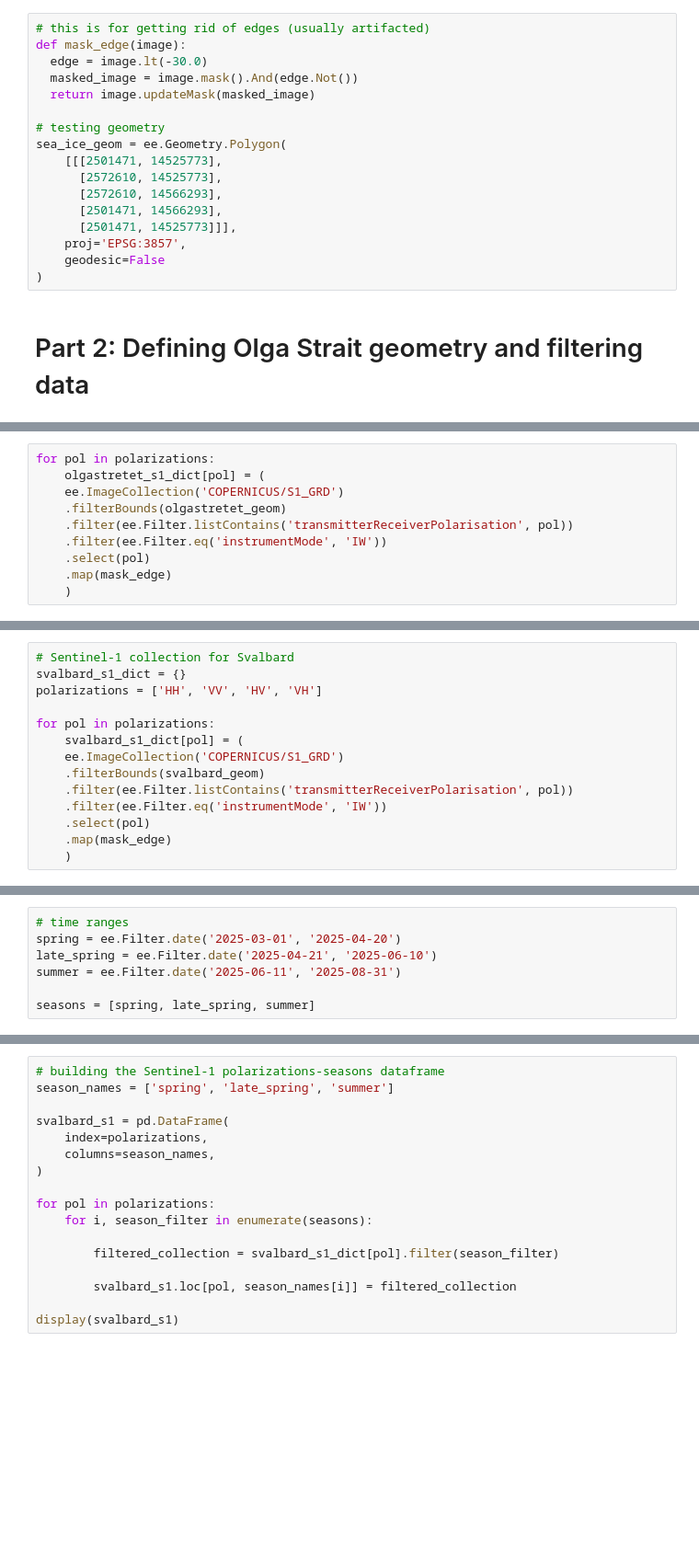
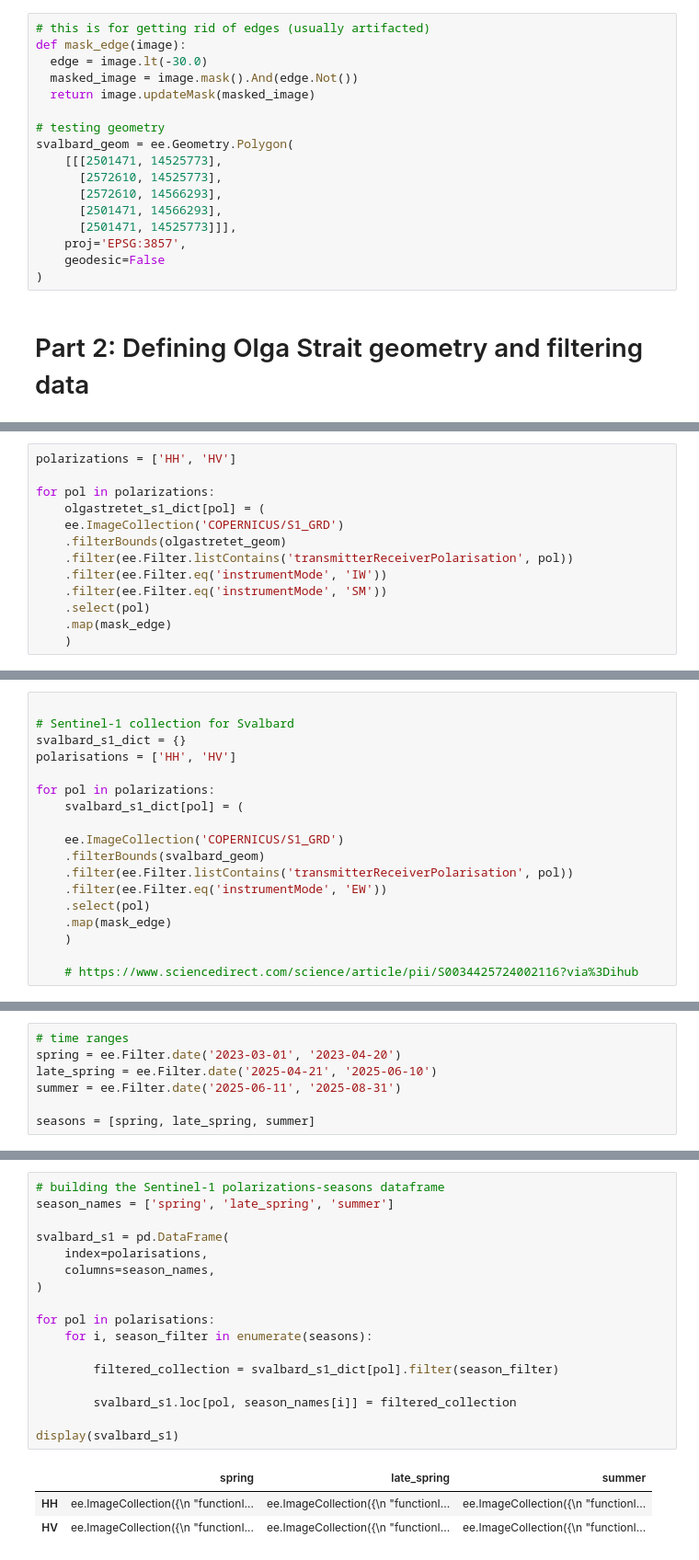
Before and after one commit to p-perrone/UiO_AdvancedRemoteSensing, a Jupyter notebook: Project1_sketch.ipynb, the cells around one changed output, grey strips where cells are left out. Shown at 92% size. Cells and saved outputs as stored; diff of their text form; blank space fills up the shorter version.

```diff
--- a/Project1_sketch.ipynb
+++ b/Project1_sketch.ipynb
@@ -23,7 +23,7 @@ def mask_edge(image):
   return image.updateMask(masked_image)
 
 # testing geometry
-sea_ice_geom = ee.Geometry.Polygon(
+svalbard_geom = ee.Geometry.Polygon(
     [[[2501471, 14525773],
       [2572610, 14525773],
       [2572610, 14566293],
@@ -42,10 +51,13 @@ olgastretet_geom = ee.Geometry.Polygon(
 # %%
+polarizations = ['HH', 'HV']
+
 for pol in polarizations:
     olgastretet_s1_dict[pol] = (
     ee.ImageCollection('COPERNICUS/S1_GRD')
     .filterBounds(olgastretet_geom)
     .filter(ee.Filter.listContains('transmitterReceiverPolarisation', pol))
     .filter(ee.Filter.eq('instrumentMode', 'IW'))
+    .filter(ee.Filter.eq('instrumentMode', 'SM'))
     .select(pol)
     .map(mask_edge)
     )
@@ -52,17 +66,21 @@ for pol in polarizations:
 # %%
+
 # Sentinel-1 collection for Svalbard
 svalbard_s1_dict = {}
-polarizations = ['HH', 'VV', 'HV', 'VH']
+polarisations = ['HH', 'HV']
 
 for pol in polarizations:
     svalbard_s1_dict[pol] = (
+
     ee.ImageCollection('COPERNICUS/S1_GRD')
     .filterBounds(svalbard_geom)
     .filter(ee.Filter.listContains('transmitterReceiverPolarisation', pol))
-    .filter(ee.Filter.eq('instrumentMode', 'IW'))
+    .filter(ee.Filter.eq('instrumentMode', 'EW'))
     .select(pol)
     .map(mask_edge)
     )
+
+    # https://www.sciencedirect.com/science/article/pii/S0034425724002116?via%3Dihub
 # %%
 svalbard_s1_pol = [
 svalbard_s1HH := svalbard_s1_dict['HH'],
@@ -72,6 +88,6 @@ svalbard_s1VH := svalbard_s1_dict['VH']]
 # %%
 # time ranges
-spring = ee.Filter.date('2025-03-01', '2025-04-20')
+spring = ee.Filter.date('2023-03-01', '2023-04-20')
 late_spring = ee.Filter.date('2025-04-21', '2025-06-10')
 summer = ee.Filter.date('2025-06-11', '2025-08-31')
 
@@ -84,20 +102,24 @@ Map
 # %%
 # building the Sentinel-1 polarizations-seasons dataframe
 season_names = ['spring', 'late_spring', 'summer']
 
 svalbard_s1 = pd.DataFrame(
-    index=polarizations,
+    index=polarisations,
     columns=season_names,
 )
 
-for pol in polarizations:
+for pol in polarisations:
     for i, season_filter in enumerate(seasons):
 
         filtered_collection = svalbard_s1_dict[pol].filter(season_filter)
 
         svalbard_s1.loc[pol, season_names[i]] = filtered_collection
 
 display(svalbard_s1)
+# %% [output]
+|  | spring | late_spring | summer |
+| HH | ee.ImageCollection({\n "functionI... | ee.ImageCollection({\n "functionI... | ee.ImageCollection({\n "functionI... |
+| HV | ee.ImageCollection({\n "functionI... | ee.ImageCollection({\n "functionI... | ee.ImageCollection({\n "functionI... |
 # %%
 svalbard_s1_spring = [
 svalbard_s1HH_spring := svalbard_s1.loc['HH', 'spring'],
```
Also changed, not shown: parts of 8 cells of this notebook.
